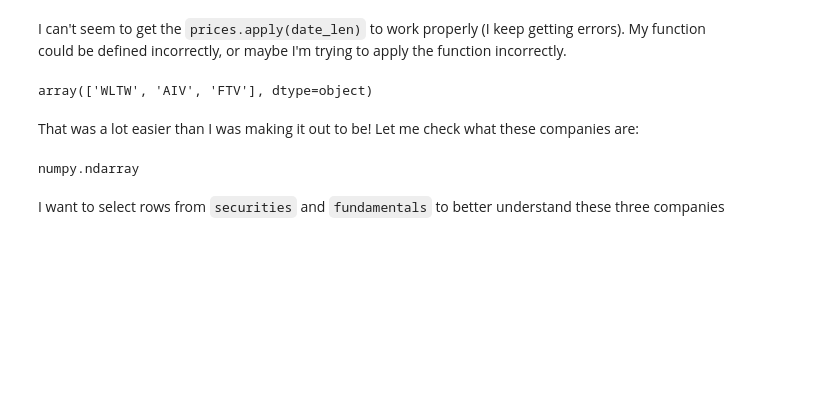
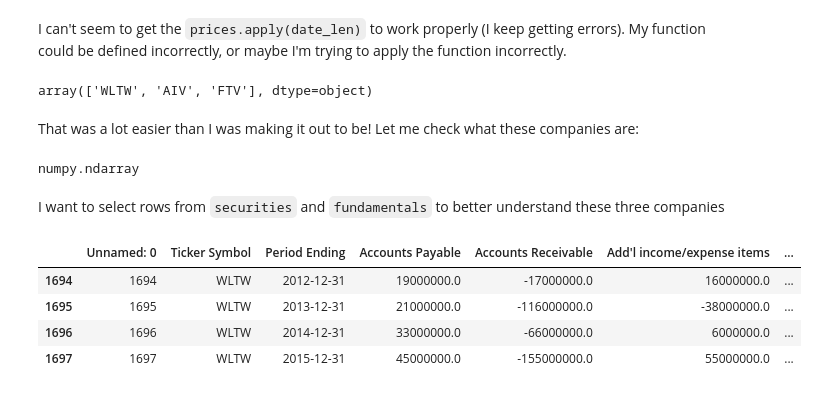
Before and after one commit to scottmaccarone2/nyse, a Jupyter notebook: nyse_file_exploration.ipynb, the cells around one changed output. Drawn from its saved outputs; the diff is of its cells as text; code cells hidden in the pictures; blank space fills up the shorter version.

```diff
--- a/nyse_file_exploration.ipynb
+++ b/nyse_file_exploration.ipynb
@@ -211,3 +211,11 @@ type(unique_sym)
 numpy.ndarray
 # %% [markdown]
 I want to select rows from `securities` and `fundamentals` to better understand these three companies
+# %%
+fundamentals[fundamentals['Ticker Symbol'] == 'WLTW']
+# %% [output]
+|  | Unnamed: 0 | Ticker Symbol | Period Ending | Accounts Payable | Accounts Receivable | Add'l income/expense items | ... |
+| 1694 | 1694 | WLTW | 2012-12-31 | 19000000.0 | -17000000.0 | 16000000.0 | ... |
+| 1695 | 1695 | WLTW | 2013-12-31 | 21000000.0 | -116000000.0 | -38000000.0 | ... |
+| 1696 | 1696 | WLTW | 2014-12-31 | 33000000.0 | -66000000.0 | 6000000.0 | ... |
+| 1697 | 1697 | WLTW | 2015-12-31 | 45000000.0 | -155000000.0 | 55000000.0 | ... |
```
Also changed, not shown: parts of 22 cells of this notebook.
